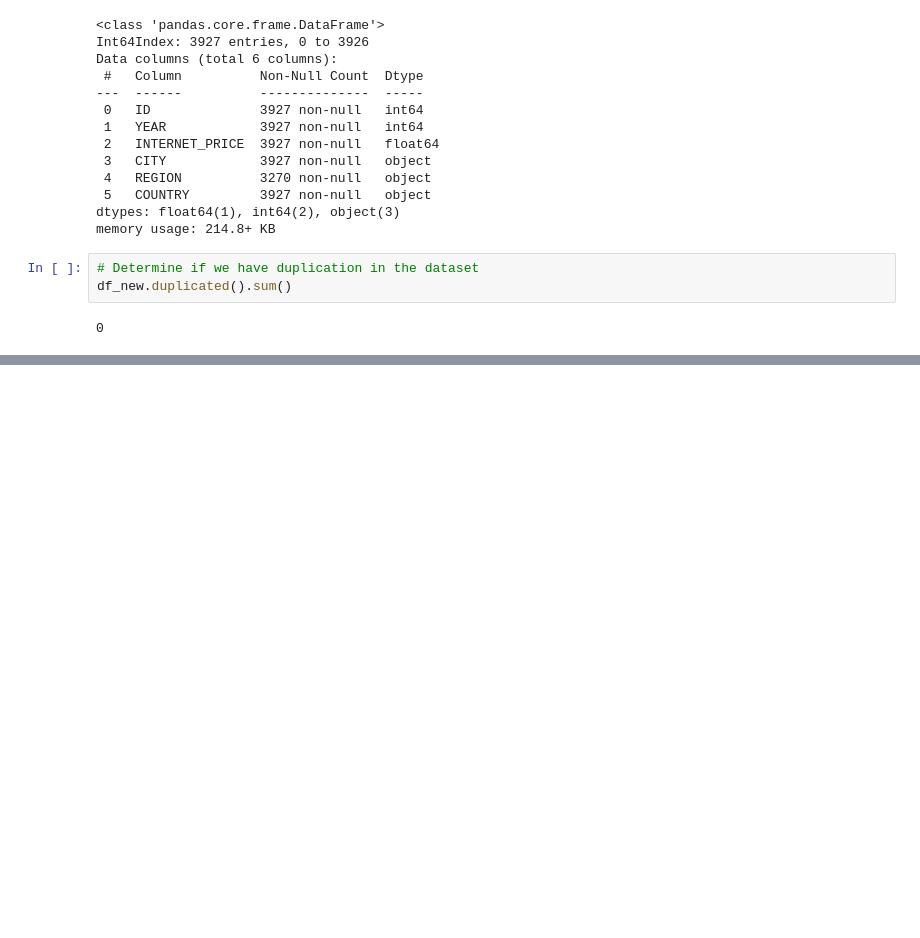
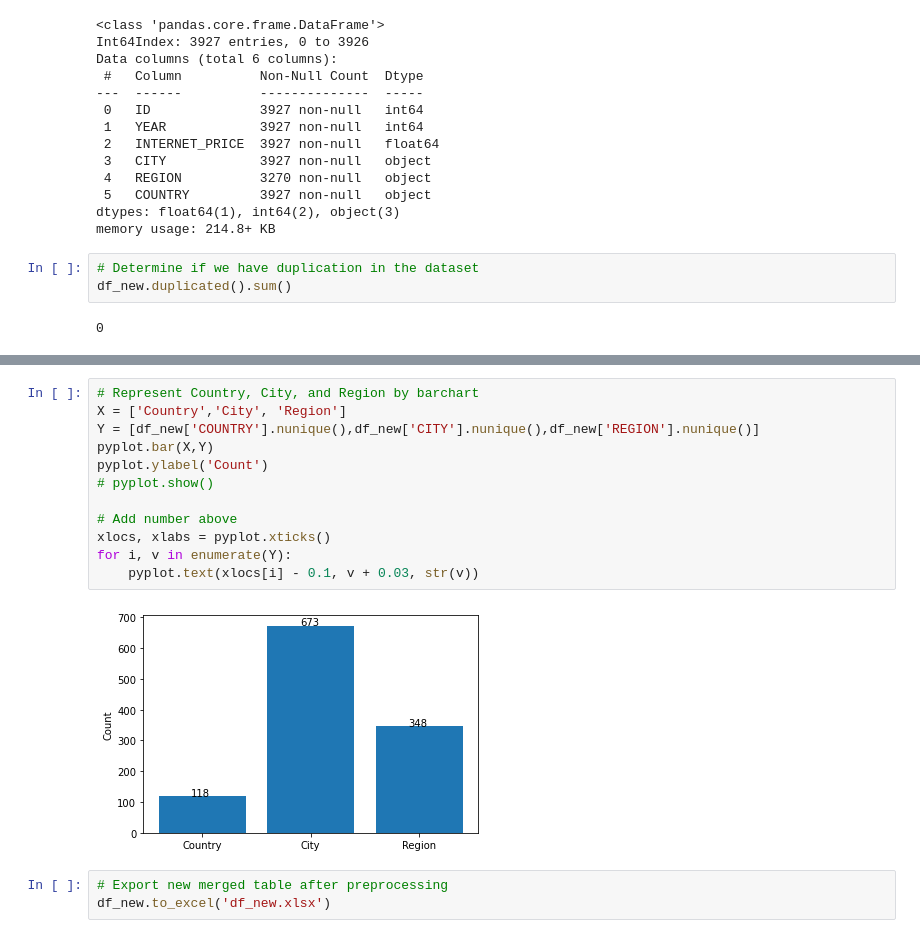
Before and after one commit to elp192/Internet-Price-Analysis-and-Forcasting, a Jupyter notebook: EDA/EDA.ipynb, the cells around one changed output, grey strips where cells are left out. Drawn from its saved outputs; the diff is of its cells as text; blank space fills up the shorter version.

```diff
--- a/EDA/EDA.ipynb
+++ b/EDA/EDA.ipynb
@@ -75,0 +101,17 @@ df_new.shape
+# %%
+# Represent Country, City, and Region by barchart
+X = ['Country','City', 'Region']
+Y = [df_new['COUNTRY'].nunique(),df_new['CITY'].nunique(),df_new['REGION'].nunique()]
+pyplot.bar(X,Y)
+pyplot.ylabel('Count')
+# pyplot.show()
+
+# Add number above
+xlocs, xlabs = pyplot.xticks()
+for i, v in enumerate(Y):
+    pyplot.text(xlocs[i] - 0.1, v + 0.03, str(v))
+# %% [output]
+[figure, added]
+# %%
+# Export new merged table after preprocessing
+df_new.to_excel('df_new.xlsx')
```
Also changed, not shown: parts of 8 cells of this notebook.
